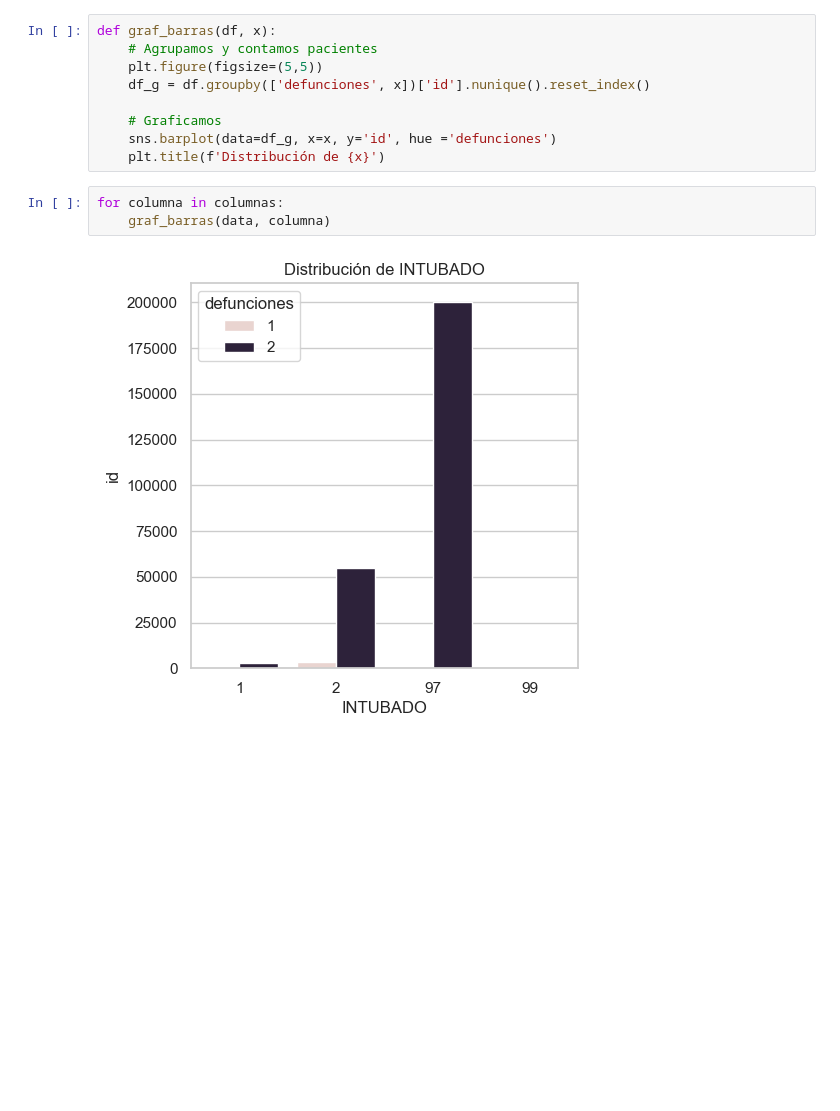
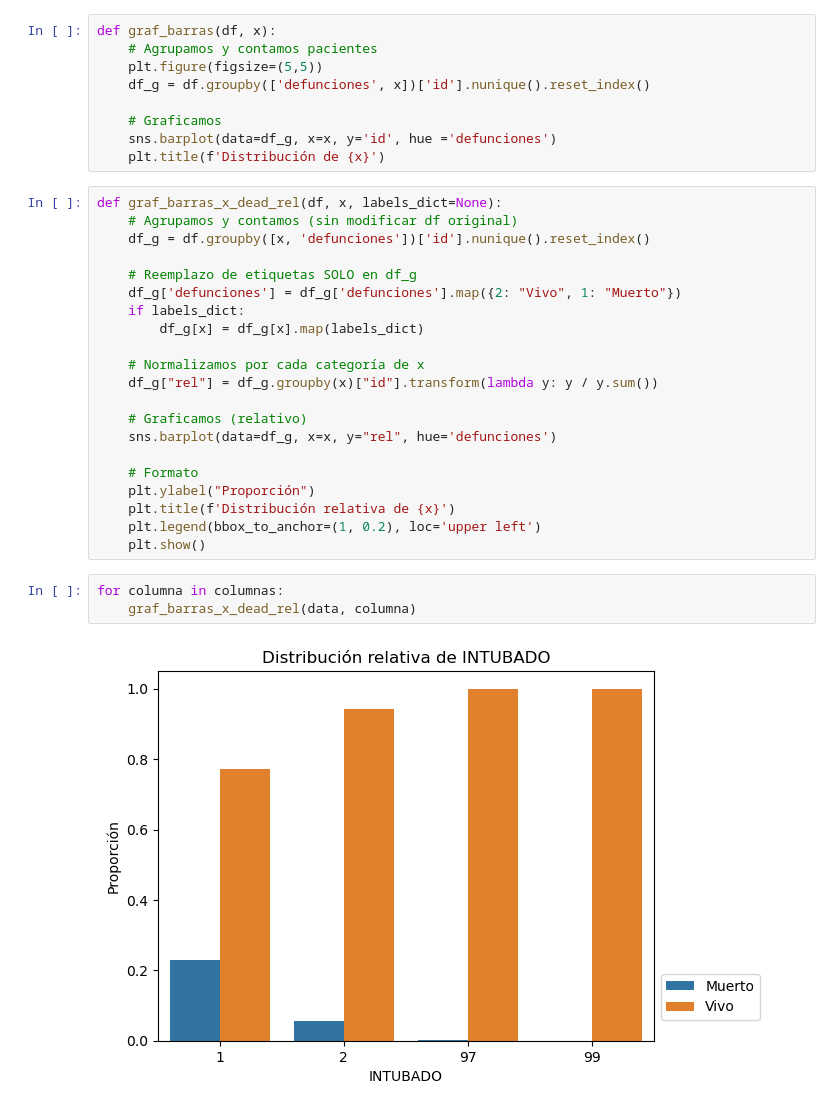
Before and after one commit to Alexis-martinezr/Machine-learning-biociencias, a Jupyter notebook: Análisis de covid en México.ipynb, the cells around one changed output. Drawn from its saved outputs; the diff is of its cells as text; blank space fills up the shorter version.

```diff
--- a/Análisis de covid en México.ipynb
+++ b/Análisis de covid en México.ipynb
@@ -165,8 +164,29 @@ def graf_barras(df, x):
     # Graficamos
     sns.barplot(data=df_g, x=x, y='id', hue ='defunciones')
     plt.title(f'Distribución de {x}')
+# %%
+def graf_barras_x_dead_rel(df, x, labels_dict=None):
+    # Agrupamos y contamos (sin modificar df original)
+    df_g = df.groupby([x, 'defunciones'])['id'].nunique().reset_index()
+
+    # Reemplazo de etiquetas SOLO en df_g
+    df_g['defunciones'] = df_g['defunciones'].map({2: "Vivo", 1: "Muerto"})
+    if labels_dict:
+        df_g[x] = df_g[x].map(labels_dict)
+
+    # Normalizamos por cada categoría de x
+    df_g["rel"] = df_g.groupby(x)["id"].transform(lambda y: y / y.sum())
+
+    # Graficamos (relativo)
+    sns.barplot(data=df_g, x=x, y="rel", hue='defunciones')
+
+    # Formato
+    plt.ylabel("Proporción")
+    plt.title(f'Distribución relativa de {x}')
+    plt.legend(bbox_to_anchor=(1, 0.2), loc='upper left')
+    plt.show()
 # %%
 for columna in columnas:
-    graf_barras(data, columna)
+    graf_barras_x_dead_rel(data, columna)
 # %% [output]
-[figure, old version]
+[figure, new version]
```
Also changed, not shown: parts of 3 cells of this notebook, 4 other files.
